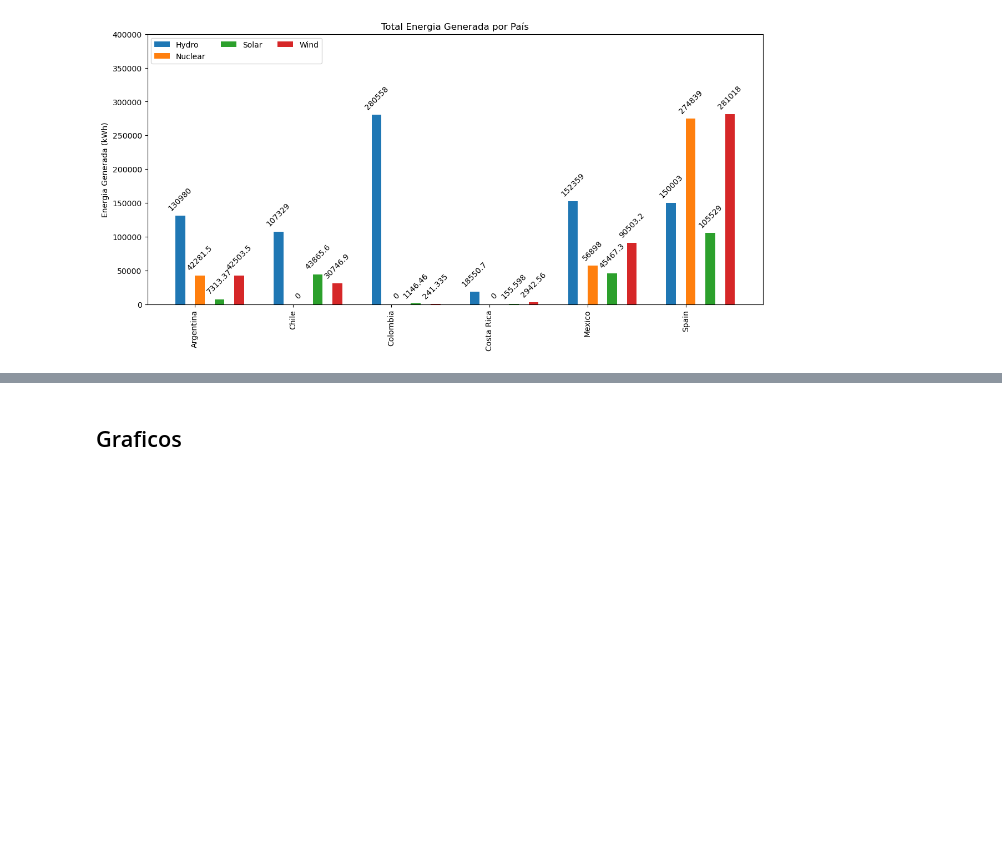
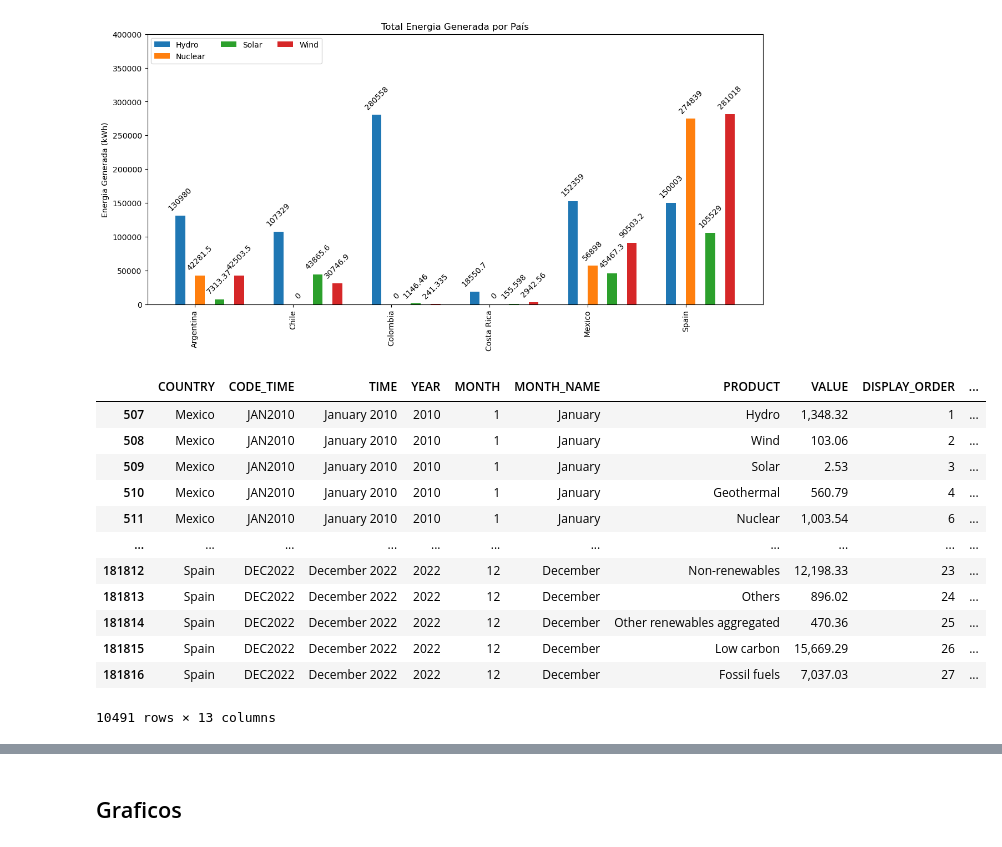
Before and after one commit to cdlondonoSolla/Limpieza_Datos, a Jupyter notebook: Proyecto Final/app.ipynb, the cells around one changed output, grey strips where cells are left out. Saved outputs shown, nothing was run; the diff lists cells and outputs as text; code cells hidden in the pictures; blank space fills up the shorter version.

```diff
--- a/Proyecto Final/app.ipynb
+++ b/Proyecto Final/app.ipynb
@@ -242,3 +242,26 @@ ax.set_ylim(0, 400000)  # Establecer los límites del eje Y
 plt.show()
 # %% [output]
 [figure]
+# %%
+## Countries:
+paises = ['Colombia','Mexico', 'Spain']
+#Brazil
+#df_filtrado = df['COUNTRY'].isin(paises)
+
+df_filtrado = df[df['COUNTRY'].isin(paises)]
+
+df_filtrado
+# %% [output]
+|  | COUNTRY | CODE_TIME | TIME | YEAR | MONTH | MONTH_NAME | PRODUCT | VALUE | DISPLAY_ORDER | ... |
+| 507 | Mexico | JAN2010 | January 2010 | 2010 | 1 | January | Hydro | 1,348.32 | 1 | ... |
+| 508 | Mexico | JAN2010 | January 2010 | 2010 | 1 | January | Wind | 103.06 | 2 | ... |
+| 509 | Mexico | JAN2010 | January 2010 | 2010 | 1 | January | Solar | 2.53 | 3 | ... |
+| 510 | Mexico | JAN2010 | January 2010 | 2010 | 1 | January | Geothermal | 560.79 | 4 | ... |
+| 511 | Mexico | JAN2010 | January 2010 | 2010 | 1 | January | Nuclear | 1,003.54 | 6 | ... |
+| ... | ... | ... | ... | ... | ... | ... | ... | ... | ... | ... |
+| 181812 | Spain | DEC2022 | December 2022 | 2022 | 12 | December | Non-renewables | 12,198.33 | 23 | ... |
+| 181813 | Spain | DEC2022 | December 2022 | 2022 | 12 | December | Others | 896.02 | 24 | ... |
+| 181814 | Spain | DEC2022 | December 2022 | 2022 | 12 | December | Other renewables aggregated | 470.36 | 25 | ... |
+| 181815 | Spain | DEC2022 | December 2022 | 2022 | 12 | December | Low carbon | 15,669.29 | 26 | ... |
+| 181816 | Spain | DEC2022 | December 2022 | 2022 | 12 | December | Fossil fuels | 7,037.03 | 27 | ... |
+10491 rows × 13 columns
```
Also changed, not shown: parts of 6 cells of this notebook.
